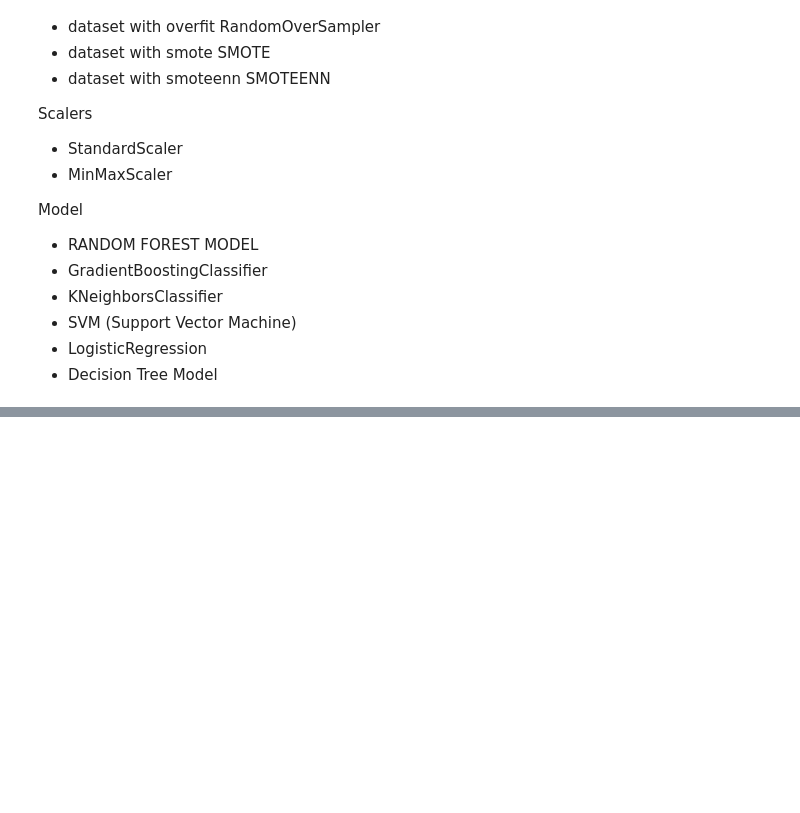
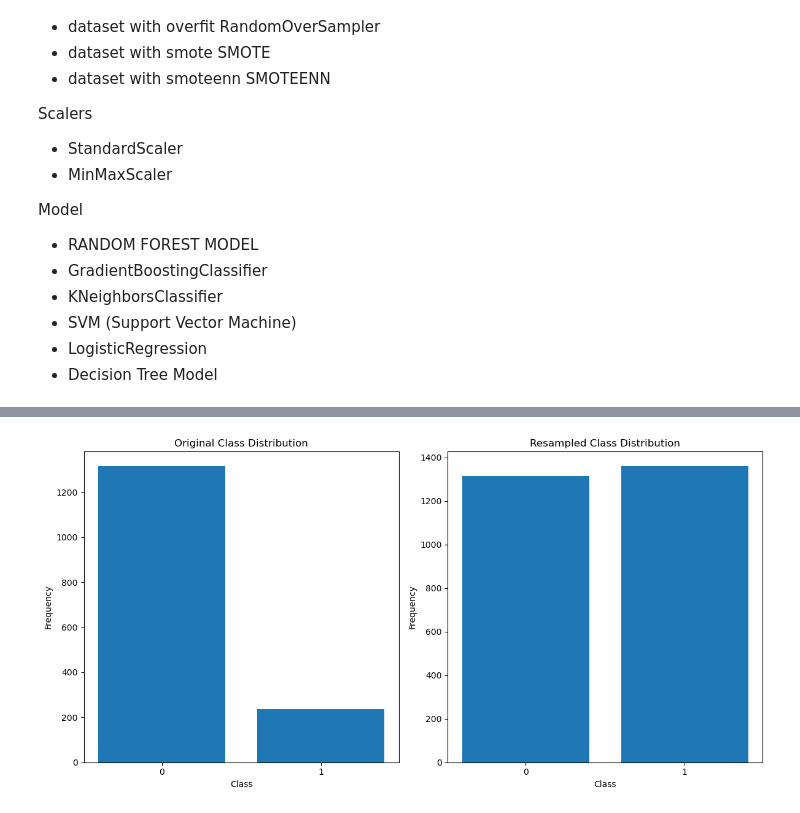
Before and after one commit to ehxewri/Project-2, a Jupyter notebook: Maketing Campaign/Marketing_Campaign.ipynb, the cells around one changed output, grey strips where cells are left out. Cells and saved outputs as stored; diff of their text form; code cells hidden in the pictures; blank space fills up the shorter version.

```diff
--- a/Maketing Campaign/Marketing_Campaign.ipynb
+++ b/Maketing Campaign/Marketing_Campaign.ipynb
@@ -465,0 +504,24 @@ plt.show()
+# %%
+
+
+# Original class distribution
+plt.figure(figsize=(12, 6))
+plt.subplot(1, 2, 1)
+plt.hist(y_train, bins=np.arange(min(y_train), max(y_train) + 1.5) - 0.5, rwidth=0.8)
+plt.title('Original Class Distribution')
+plt.xticks(np.unique(y_train))
+plt.xlabel('Class')
+plt.ylabel('Frequency')
+
+# Class distribution after resampling
+plt.subplot(1, 2, 2)
+plt.hist(y_train_resampled, bins=np.arange(min(y_train_resampled), max(y_train_resampled) + 1.5) - 0.5, rwidth=0.8)
+plt.title('Resampled Class Distribution')
+plt.xticks(np.unique(y_train_resampled))
+plt.xlabel('Class')
+plt.ylabel('Frequency')
+
+plt.tight_layout()
+plt.show()
+# %% [output]
+[figure, added]
```
Also changed, not shown: parts of 19 cells of this notebook.
